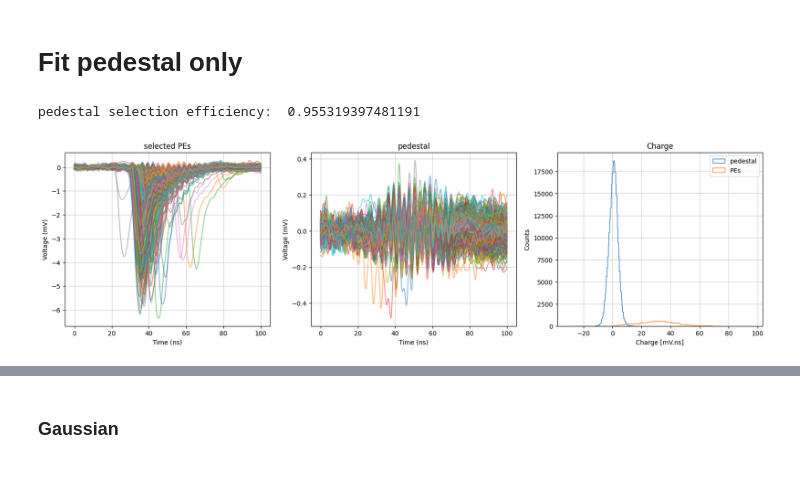
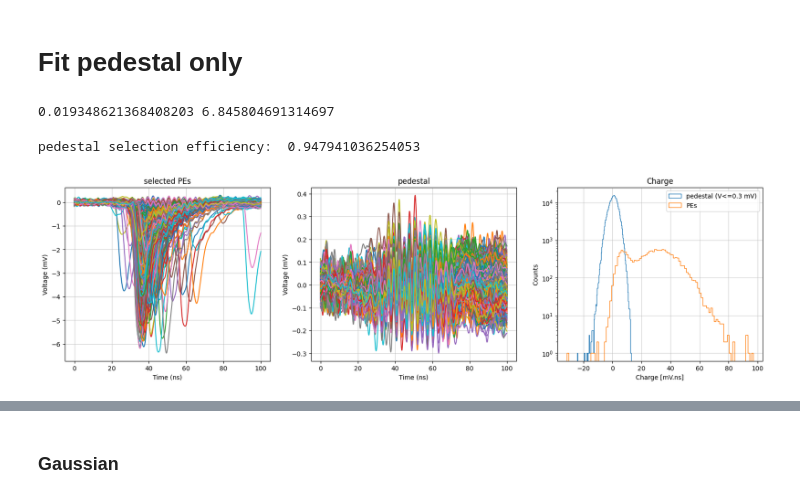
Before and after one commit to TAU-neutrino-lab/PMT-characterization, a Jupyter notebook: PMT-calibration/fit_pedestal.ipynb, the cells around one changed output, grey strips where cells are left out. Drawn from its saved outputs; the diff is of its cells as text; code cells hidden in the pictures.

Commit message:
add pedestal fit

```diff
--- a/PMT-calibration/fit_pedestal.ipynb
+++ b/PMT-calibration/fit_pedestal.ipynb
@@ -64,9 +65,9 @@ Number of files loaded: 10
 # %% [markdown]
 ### if and where to save plots
 # %%
-save_plots = True
+save_plots = False
 # save_dir = 'plots_fit_results_850V_20MHz'
-save_dir = 'plots_fit_results_pedestal'
+save_dir = 'plots_fit_results/pedestal'
 file_nickname = file_name
 # %% [markdown]
 # Configuration
@@ -93,5 +93,5 @@ selection_peak_threshold_max_mV   = cfg.general.global_peak_voltage_max_mV
 # %%
-max_sample_events = 2
+max_sample_events = 1
 
 sample = read_waveform_sample(files, max_events=max_sample_events)
 time_ns = sample["time_ns"]
@@ -172,9 +170,15 @@ axes.legend();
 # %% [markdown]
 # Fit pedestal only
 # %%
-# df_sel.columns
+df_sel.columns
+
+print(np.min(df_sel.peak_amplitude_mV), np.max(df_sel.peak_amplitude_mV))
+# %% [output]
+0.019348621368408203 6.845804691314697
 # %%
-pedestal_mask = ( df_sel.peak_amplitude_mV<=0.5)
+ped_threshold_mV = 0.3
+# pedestal_mask = ( df_sel.peak_amplitude_mV<=np.max(df_sel.peak_amplitude_mV)+1)
+pedestal_mask = ( df_sel.peak_amplitude_mV<=ped_threshold_mV)
 df_ped = df_sel[pedestal_mask].copy()
 waveforms_ped = waveforms_sel[pedestal_mask.values]
 print('pedestal selection efficiency: ', waveforms_ped.shape[0]/waveforms_sel.shape[0])
@@ -182,18 +186,21 @@ print('pedestal selection efficiency: ', waveforms_ped.shape[0]/waveforms_sel.sh
 df_PEs = df_sel[~pedestal_mask].copy()
 waveforms_PEs = waveforms_sel[~pedestal_mask.values]
 # %% [output]
-pedestal selection efficiency:  0.955319397481191
+pedestal selection efficiency:  0.947941036254053
 # %%
-nEvts_plot = 500
+nEvts_plot = 1000
 fig, axes = plt.subplots(1, 3, figsize=(20, 5))
 axes = axes.ravel()
 add_plot_waveforms(axes[0], time_ns, waveforms_PEs[:nEvts_plot], title=f"selected PEs")
 add_plot_waveforms(axes[1], time_ns, waveforms_ped[:nEvts_plot], title=f"pedestal")
-axes[2].hist(df_ped.charge_peak_window_mV_ns,  bins=100, range=rg, histtype='step', label="pedestal");
+axes[2].hist(df_ped.charge_peak_window_mV_ns,  bins=100, range=rg, histtype='step', label=f"pedestal (V<={ped_threshold_mV} mV)");
 axes[2].hist(df_PEs.charge_peak_window_mV_ns,  bins=100, range=rg, histtype='step', label="PEs");
 axes[2].set_title('Charge');
 axes[2].set_xlabel('Charge [mV.ns]')
 axes[2].set_ylabel('Counts')
+axes[2].set_yscale('log')
 axes[2].legend();
+
+save_plot(fig, save_plots, save_dir, file_nickname, f"pedestal_selection",  Nevents=None);
 # %% [output]
-[figure, old version]
+[figure, new version]
```
Also changed, not shown: parts of 20 cells of this notebook, 2 other files.
